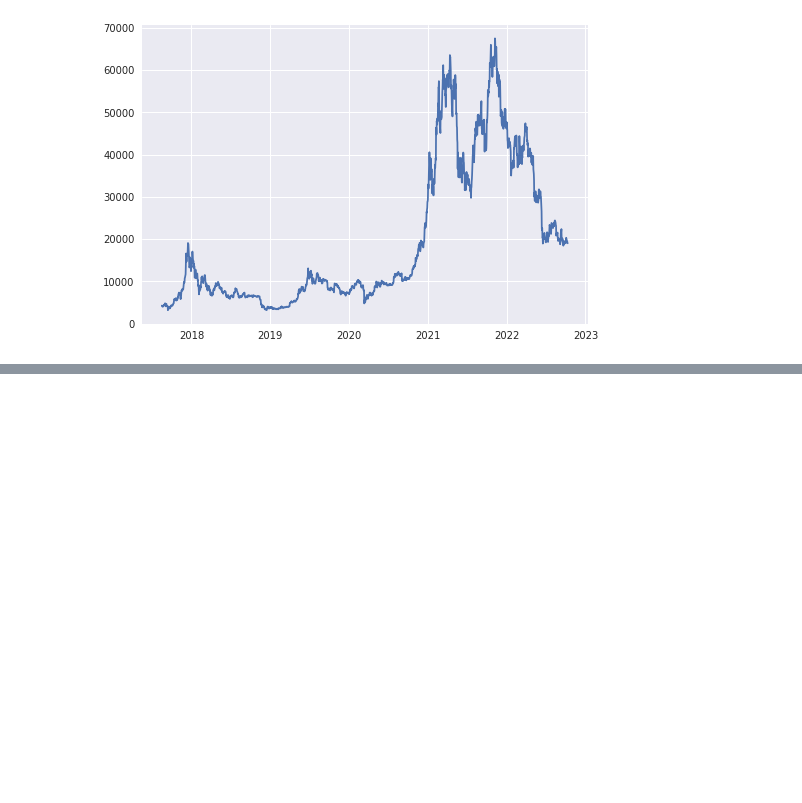
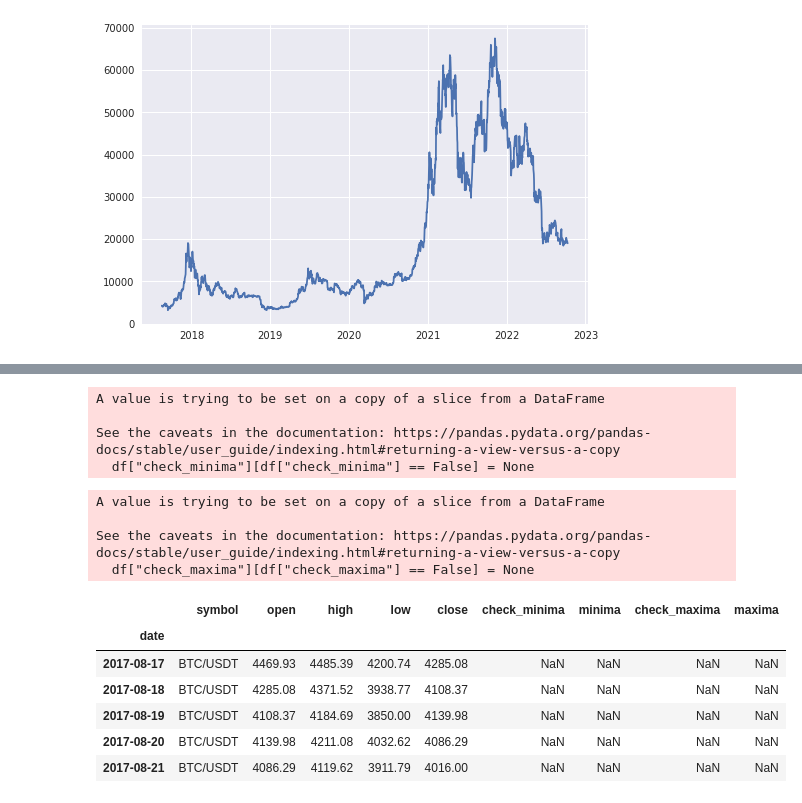
Before and after one commit to adevrent/freqtrade_custom_strats, a Jupyter notebook: python_concepts/pivot_points/pivots_pandas_version.ipynb, the cells around one changed output, grey strips where cells are left out. Drawn from its saved outputs; the diff is of its cells as text; code cells hidden in the pictures; blank space fills up the shorter version.

```diff
--- a/python_concepts/pivot_points/pivots_pandas_version.ipynb
+++ b/python_concepts/pivot_points/pivots_pandas_version.ipynb
@@ -50,0 +42,58 @@ Name: close, Length: 1883, dtype: float64
+# %%
+pivot_range = int(20)
+
+conditions1_minima = np.array([(df["close"].shift(periods = pivot_range) < df["close"].shift(periods = pivot_range + lb)) for lb in range(1, 11)])
+conditions2_minima = np.array([(df["close"].shift(periods = pivot_range) < df["close"].shift(periods = pivot_range - lb)) for lb in range(1, 11)])
+conditions_minima = conditions1_minima & conditions2_minima
+# 1st element is if condition is true compared to first candle before,
+# 2nd element is if condition is true compared to second candle before and so on ...
+
+conditions_minima_T = np.transpose(conditions_minima)
+# First element checks if 10 forward and 10 backward minimum conditions are true for 1st row,
+# Second element checks if 10 forward and 10 backward minimum conditions are true for 2nd row and so on ...
+
+check_minima = np.all(conditions_minima_T, axis = 1)
+# Test whether all array elements along a given axis evaluate to True.
+
+df["check_minima"] = check_minima
+df["check_minima"][df["check_minima"] == False] = None
+df["minima"] = df["close"].shift(periods = pivot_range)[check_minima == True]
+# %% [output]
+A value is trying to be set on a copy of a slice from a DataFrame
+
+See the caveats in the documentation: https://pandas.pydata.org/pandas-docs/stable/user_guide/indexing.html#returning-a-view-versus-a-copy
+  df["check_minima"][df["check_minima"] == False] = None
+# %%
+conditions1_maxima = np.array([(df["close"].shift(periods = pivot_range) > df["close"].shift(periods = pivot_range + lb)) for lb in range(1, 11)])
+conditions2_maxima = np.array([(df["close"].shift(periods = pivot_range) > df["close"].shift(periods = pivot_range - lb)) for lb in range(1, 11)])
+conditions_maxima = conditions1_maxima & conditions2_maxima
+
+# 1st element is if condition is true compared to first candle before,
+# 2nd element is if condition is true compared to second candle before and so on ...
+
+conditions_maxima_T = np.transpose(conditions_maxima)
+
+# First element checks if 10 forward and 10 backward maximum conditions are true for 1st row,
+# Second element checks if 10 forward and 10 backward maximum conditions are true for 2nd row and so on ...
+
+check_maxima = np.all(conditions_maxima_T, axis = 1)
+# Test whether all array elements along a given axis evaluate to True.
+
+df["check_maxima"] = check_maxima
+df["check_maxima"][df["check_maxima"] == False] = None
+df["maxima"] = df["close"].shift(periods = pivot_range)[check_maxima == True]
+# %% [output]
+A value is trying to be set on a copy of a slice from a DataFrame
+
+See the caveats in the documentation: https://pandas.pydata.org/pandas-docs/stable/user_guide/indexing.html#returning-a-view-versus-a-copy
+  df["check_maxima"][df["check_maxima"] == False] = None
+# %%
+df.head()
+# %% [output]
+|  | symbol | open | high | low | close | check_minima | minima | check_maxima | maxima |
+| date |  |  |  |  |  |  |  |  |  |
+| 2017-08-17 | BTC/USDT | 4469.93 | 4485.39 | 4200.74 | 4285.08 | NaN | NaN | NaN | NaN |
+| 2017-08-18 | BTC/USDT | 4285.08 | 4371.52 | 3938.77 | 4108.37 | NaN | NaN | NaN | NaN |
+| 2017-08-19 | BTC/USDT | 4108.37 | 4184.69 | 3850.00 | 4139.98 | NaN | NaN | NaN | NaN |
+| 2017-08-20 | BTC/USDT | 4139.98 | 4211.08 | 4032.62 | 4086.29 | NaN | NaN | NaN | NaN |
+| 2017-08-21 | BTC/USDT | 4086.29 | 4119.62 | 3911.79 | 4016.00 | NaN | NaN | NaN | NaN |
```
Also changed, not shown: parts of 3 cells of this notebook.
